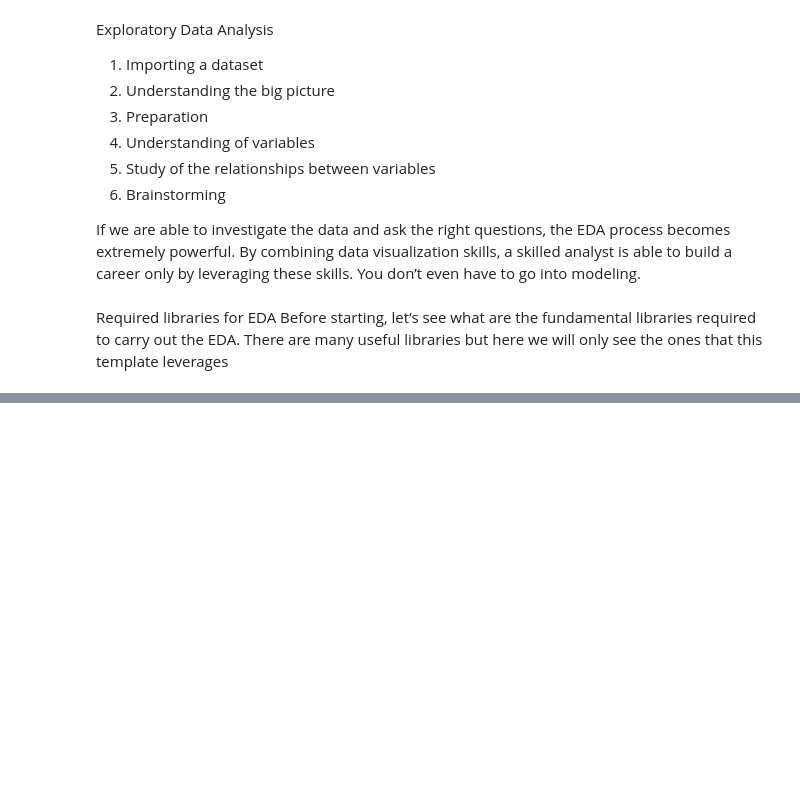
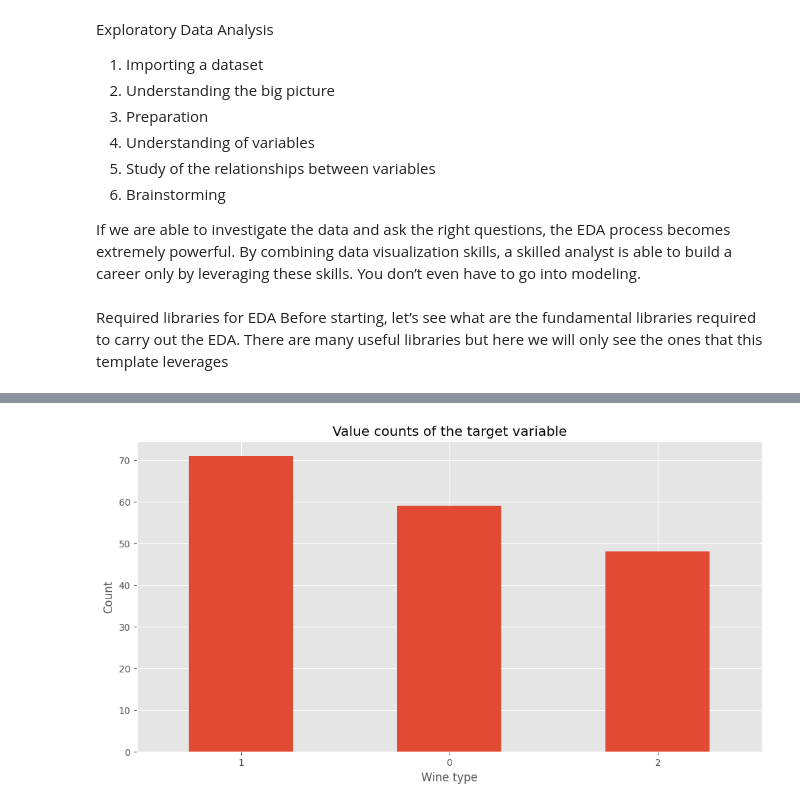
Before and after one commit to kcrachapudi/KalAnalysis, a Jupyter notebook: Jupyter/EDA.ipynb, the cells around one changed output, grey strips where cells are left out. Drawn from its saved outputs; the diff is of its cells as text; code cells hidden in the pictures; blank space fills up the shorter version.

```diff
--- a/Jupyter/EDA.ipynb
+++ b/Jupyter/EDA.ipynb
@@ -47,0 +141,5 @@ from sklearn.datasets import load_wine
+# %%
+#Item 3 Code
+print(df.duplicated().sum())
+df.rename(columns={"od280/od315_of_diluted_wines": "protein_concentration"}, inplace=True)
+print(df.head())
@@ -47,0 +154,19 @@ from sklearn.datasets import load_wine
+# %%
+#4. Understanding of the variables
+#While in the previous point we are describing the dataset in its entirety, now we try to accurately describe all the variables that interest us. For this reason, this step can also be called univariate analysis.
+
+#Categorical variables
+#In this context, .value_counts() is one of the most important functions to understand how many values of a given variable there are in our dataset. Let’s take the target variable for example.
+#You can also express the data as a percentage by passing normalize = True
+
+df.target.value_counts().plot(kind="bar")
+plt.title("Value counts of the target variable")
+plt.xlabel("Wine type")
+plt.xticks(rotation=0)
+plt.ylabel("Count")
+plt.show()
+
+#Plot of the value counts of the target variable. Image by author.
+#value_counts() can be used with any variable, but works best with categorical variables such as our target. This function also informs us of how balanced the classes are within the dataset. In this case, class 2 appears less than the other two classes — in the modeling phase perhaps we can implement data balancing techniques to not confuse our model.
+# %% [output]
+[figure, added]
```
Also changed, not shown: parts of 22 cells of this notebook.
